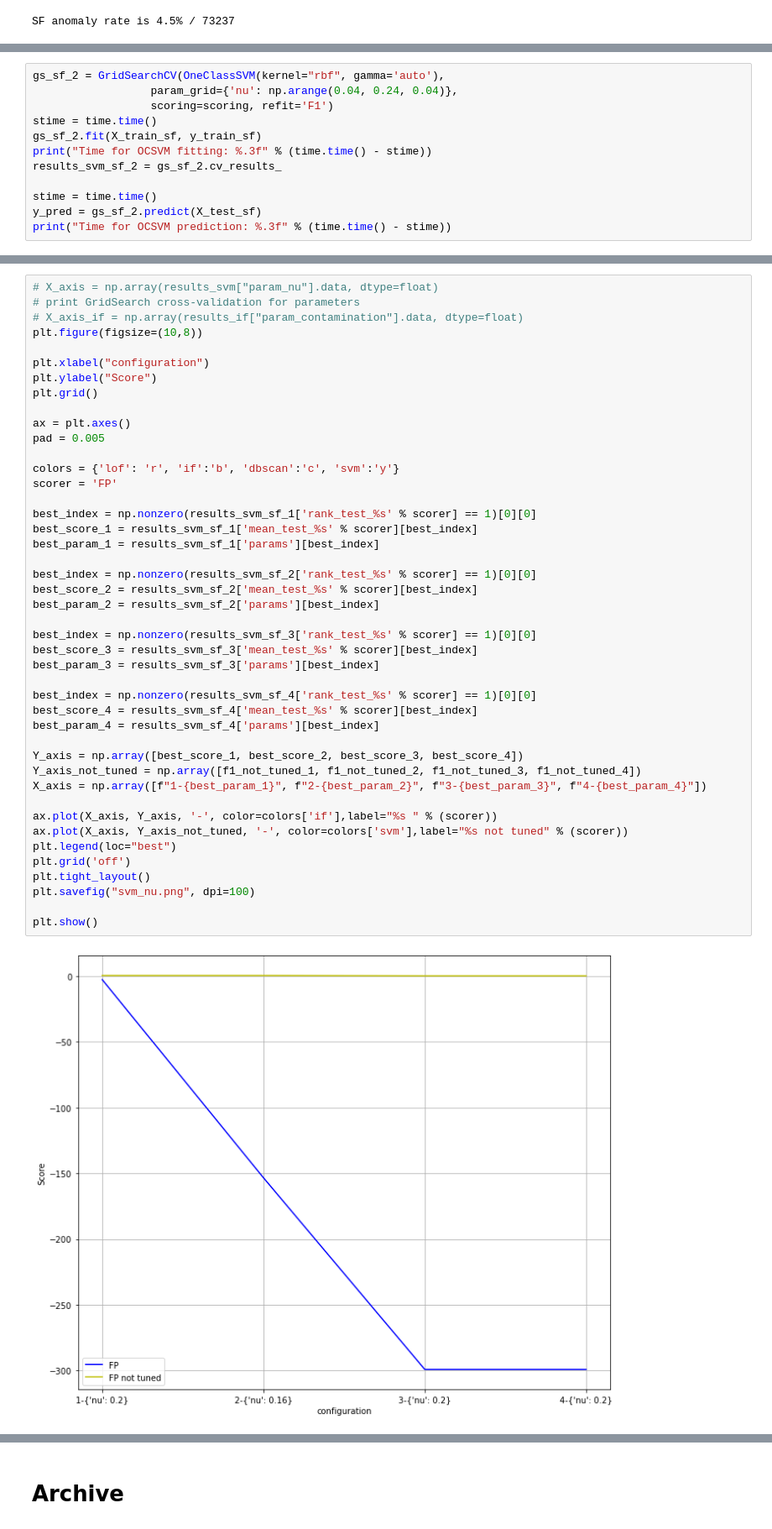
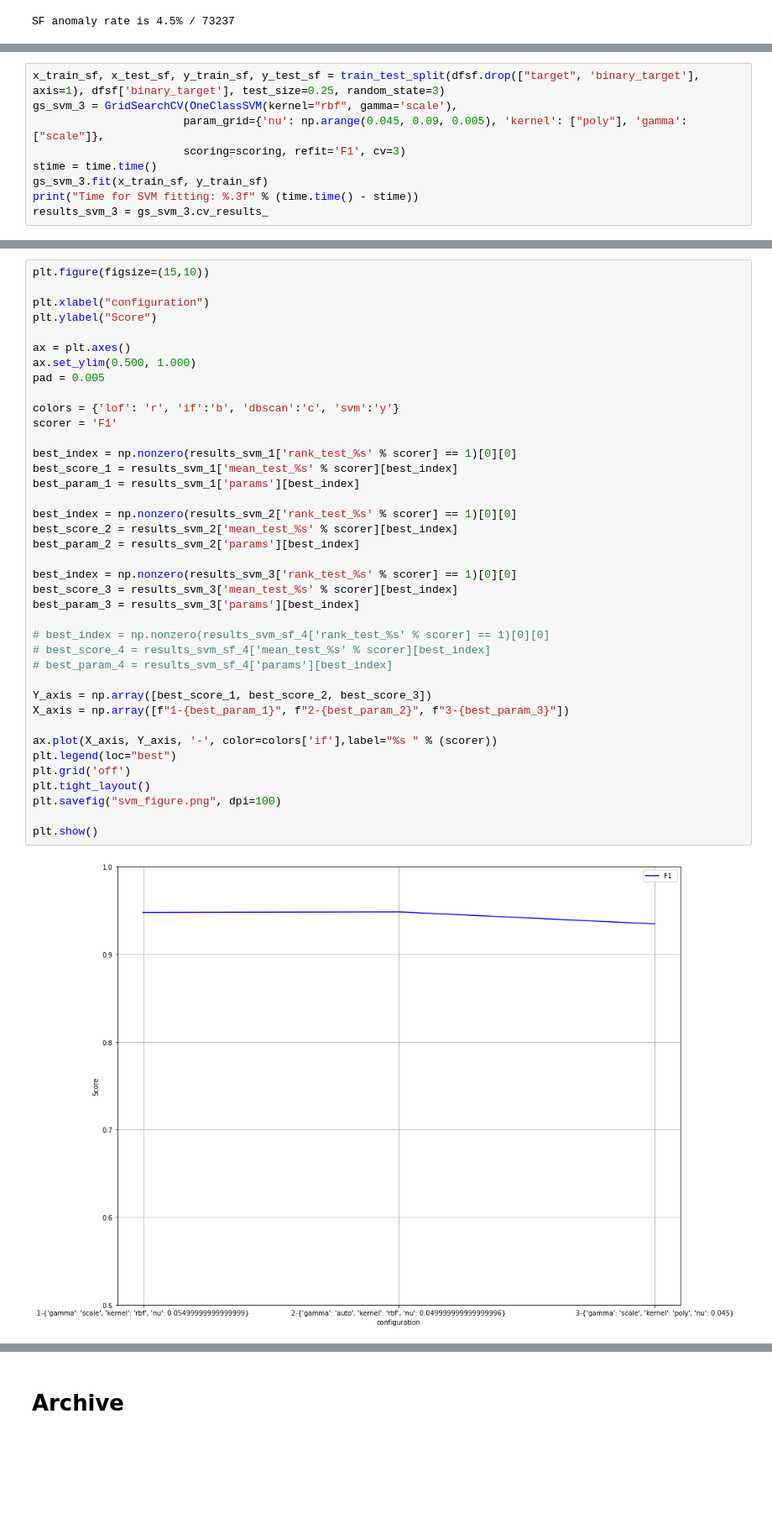
Before and after one commit to Thanhphan1147/kddcup_benchmark, a Jupyter notebook: notebook/Trainning Configurations for OCSVM.ipynb, the cells around one changed output, grey strips where cells are left out. Shown at 84% size. Saved outputs shown, nothing was run; the diff lists cells and outputs as text; blank space fills up the shorter version.

Commit message:
Trainning OCSVM

```diff
--- a/notebook/Trainning Configurations for OCSVM.ipynb
+++ b/notebook/Trainning Configurations for OCSVM.ipynb
@@ -97,13 +50,10 @@ Time for SVM fitting: 5.747
 # %%
-gs_sf_2 = GridSearchCV(OneClassSVM(kernel="rbf", gamma='auto'),
-                  param_grid={'nu': np.arange(0.04, 0.24, 0.04)},
-                  scoring=scoring, refit='F1')
+x_train_sf, x_test_sf, y_train_sf, y_test_sf = train_test_split(dfsf.drop(["target", 'binary_target'], axis=1), dfsf['binary_target'], test_size=0.25, random_state=3)
+gs_svm_3 = GridSearchCV(OneClassSVM(kernel="rbf", gamma='scale'),
+                       param_grid={'nu': np.arange(0.045, 0.09, 0.005), 'kernel': ["poly"], 'gamma': ["scale"]},
+                       scoring=scoring, refit='F1', cv=3)
 stime = time.time()
-gs_sf_2.fit(X_train_sf, y_train_sf)
-print("Time for OCSVM fitting: %.3f" % (time.time() - stime))
-results_svm_sf_2 = gs_sf_2.cv_results_
-
-stime = time.time()
-y_pred = gs_sf_2.predict(X_test_sf)
-print("Time for OCSVM prediction: %.3f" % (time.time() - stime))
+gs_svm_3.fit(x_train_sf, y_train_sf)
+print("Time for SVM fitting: %.3f" % (time.time() - stime))
+results_svm_3 = gs_svm_3.cv_results_
 # %% [output]
@@ -163,46 +61,41 @@ Time for SVM fitting: 2.768
 # %%
-# X_axis = np.array(results_svm["param_nu"].data, dtype=float)
-# print GridSearch cross-validation for parameters
-# X_axis_if = np.array(results_if["param_contamination"].data, dtype=float)
-plt.figure(figsize=(10,8))
+plt.figure(figsize=(15,10))
 
 plt.xlabel("configuration")
 plt.ylabel("Score")
-plt.grid()
 
 ax = plt.axes()
+ax.set_ylim(0.500, 1.000)
 pad = 0.005
 
 colors = {'lof': 'r', 'if':'b', 'dbscan':'c', 'svm':'y'}
-scorer = 'FP'
+scorer = 'F1'
 
-best_index = np.nonzero(results_svm_sf_1['rank_test_%s' % scorer] == 1)[0][0]
-best_score_1 = results_svm_sf_1['mean_test_%s' % scorer][best_index]
-best_param_1 = results_svm_sf_1['params'][best_index]
+best_index = np.nonzero(results_svm_1['rank_test_%s' % scorer] == 1)[0][0]
+best_score_1 = results_svm_1['mean_test_%s' % scorer][best_index]
+best_param_1 = results_svm_1['params'][best_index]
 
-best_index = np.nonzero(results_svm_sf_2['rank_test_%s' % scorer] == 1)[0][0]
-best_score_2 = results_svm_sf_2['mean_test_%s' % scorer][best_index]
-best_param_2 = results_svm_sf_2['params'][best_index]
+best_index = np.nonzero(results_svm_2['rank_test_%s' % scorer] == 1)[0][0]
+best_score_2 = results_svm_2['mean_test_%s' % scorer][best_index]
+best_param_2 = results_svm_2['params'][best_index]
 
-best_index = np.nonzero(results_svm_sf_3['rank_test_%s' % scorer] == 1)[0][0]
-best_score_3 = results_svm_sf_3['mean_test_%s' % scorer][best_index]
-best_param_3 = results_svm_sf_3['params'][best_index]
+best_index = np.nonzero(results_svm_3['rank_test_%s' % scorer] == 1)[0][0]
+best_score_3 = results_svm_3['mean_test_%s' % scorer][best_index]
+best_param_3 = results_svm_3['params'][best_index]
 
-best_index = np.nonzero(results_svm_sf_4['rank_test_%s' % scorer] == 1)[0][0]
-best_score_4 = results_svm_sf_4['mean_test_%s' % scorer][best_index]
-best_param_4 = results_svm_sf_4['params'][best_index]
+# best_index = np.nonzero(results_svm_sf_4['rank_test_%s' % scorer] == 1)[0][0]
+# best_score_4 = results_svm_sf_4['mean_test_%s' % scorer][best_index]
+# best_param_4 = results_svm_sf_4['params'][best_index]
 
-Y_axis = np.array([best_score_1, best_score_2, best_score_3, best_score_4])
-Y_axis_not_tuned = np.array([f1_not_tuned_1, f1_not_tuned_2, f1_not_tuned_3, f1_not_tuned_4])
-X_axis = np.array([f"1-{best_param_1}", f"2-{best_param_2}", f"3-{best_param_3}", f"4-{best_param_4}"])
+Y_axis = np.array([best_score_1, best_score_2, best_score_3])
+X_axis = np.array([f"1-{best_param_1}", f"2-{best_param_2}", f"3-{best_param_3}"])
 
 ax.plot(X_axis, Y_axis, '-', color=colors['if'],label="%s " % (scorer))
-ax.plot(X_axis, Y_axis_not_tuned, '-', color=colors['svm'],label="%s not tuned" % (scorer))
 plt.legend(loc="best")
 plt.grid('off')
 plt.tight_layout()
-plt.savefig("svm_nu.png", dpi=100)
+plt.savefig("svm_figure.png", dpi=100)
 
 plt.show()
 # %% [output]
-[figure, old version]
+[figure, new version]
```
Also changed, not shown: parts of 43 cells of this notebook, 1 other file.
